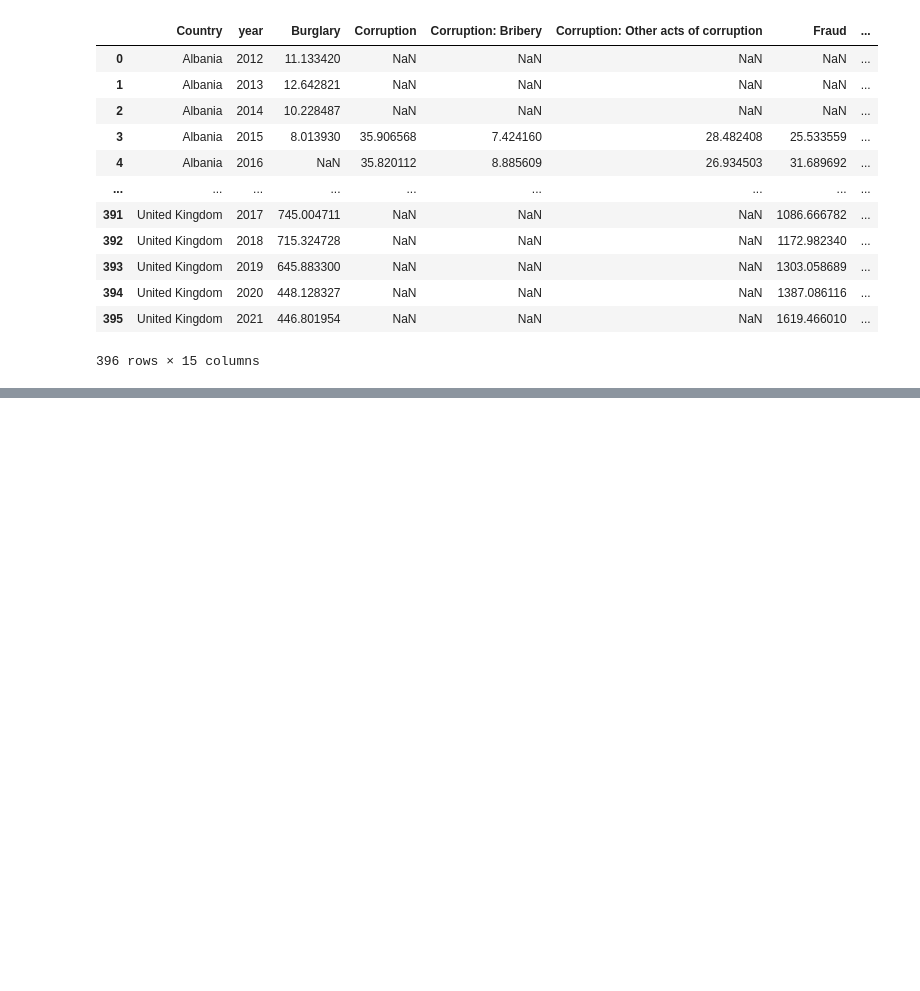
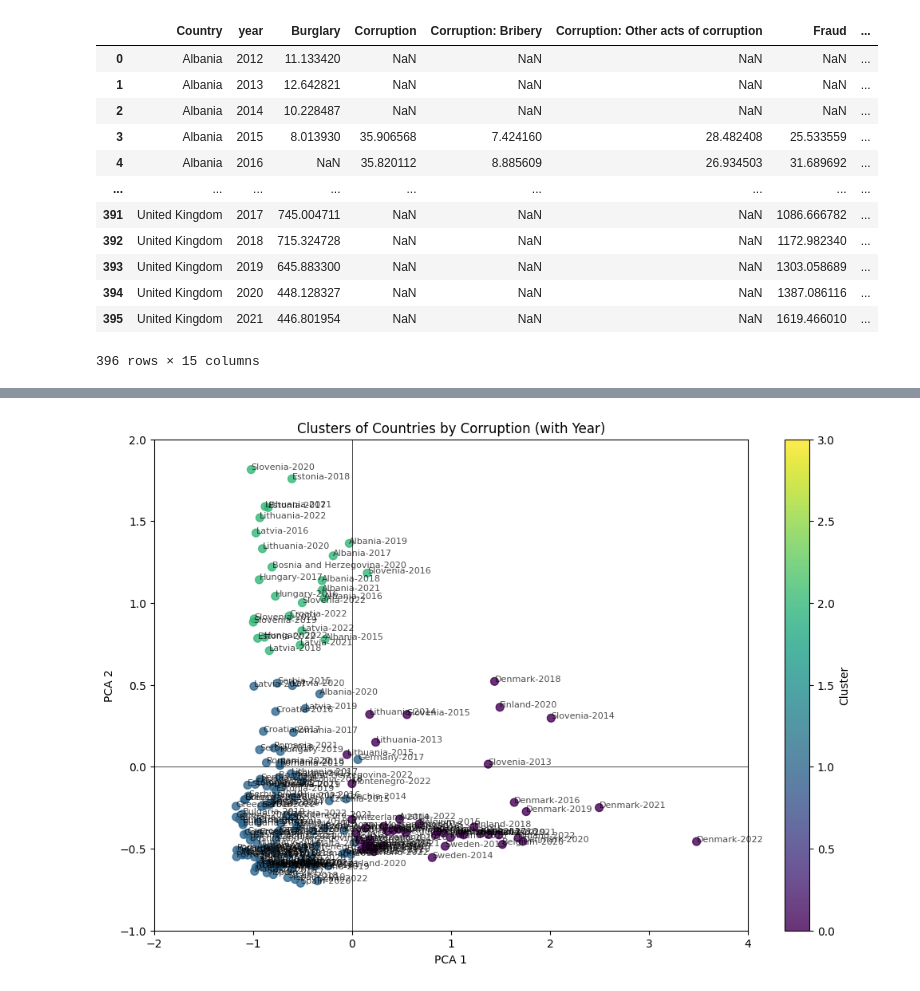
Before and after one commit to gonlyplease/corruption_analysis_europe, a Jupyter notebook: notebooks/exploring_un_corruption.ipynb, the cells around one changed output, grey strips where cells are left out. Drawn from its saved outputs; the diff is of its cells as text; code cells hidden in the pictures; blank space fills up the shorter version.

Commit message:
Added descriptions and PCA for UN data

```diff
--- a/notebooks/exploring_un_corruption.ipynb
+++ b/notebooks/exploring_un_corruption.ipynb
@@ -113,2 +125,9 @@ pivoted_data[pivoted_data.isna().all(axis=1)]
+# %%
+pivoted_data.drop(columns=["Burglary", "Theft: of a motorized vehicle",
+                           "Theft", "Smuggling of migrants",
+                           "Unlawful interception or access of computer data",
+                           "Unlawful interference with a computer system or computer data",
+                           "Fraud: Cyber-related (Cy)",
+                           "Unlawful access to a computer system"], inplace=True)
 # %%
 pivoted_data.to_csv("../data/processed/un_data.csv", index=False, index_label=False)
@@ -114,0 +205,25 @@ pivoted_data.to_csv("../data/processed/un_data.csv", index=False, index_label=Fa
+# %%
+plt.figure(figsize=(12, 8))
+# Scatter plot with cluster colors
+scatter = plt.scatter(
+    X_pca[:, 0], X_pca[:, 1],
+    c=df_clean['Cluster'], cmap='viridis', s=50, alpha=0.8
+)
+
+# Annotate each point with the Country-Year combination
+for i, (country, year) in enumerate(zip(df_clean['Country'], df_clean['year'])):
+    plt.annotate(f"{country}-{year}", (X_pca[i, 0], X_pca[i, 1]),
+                 fontsize=8, alpha=0.7)
+
+# Add a colorbar and labels
+plt.colorbar(label='Cluster')
+plt.xlabel('PCA 1')
+plt.ylabel('PCA 2')
+plt.title('Clusters of Countries by Corruption (with Year)')
+plt.xlim(-2, 4)  # Adjust x-axis limits
+plt.ylim(-1, 2)  # Adjust y-axis limits
+plt.axhline(0, color='black',linewidth=0.5)  # horizontal line at y=0
+plt.axvline(0, color='black',linewidth=0.5)  # vertical line at x=0
+plt.show()
+# %% [output]
+[figure, added]
```
Also changed, not shown: parts of 10 cells of this notebook, 1 other file.
